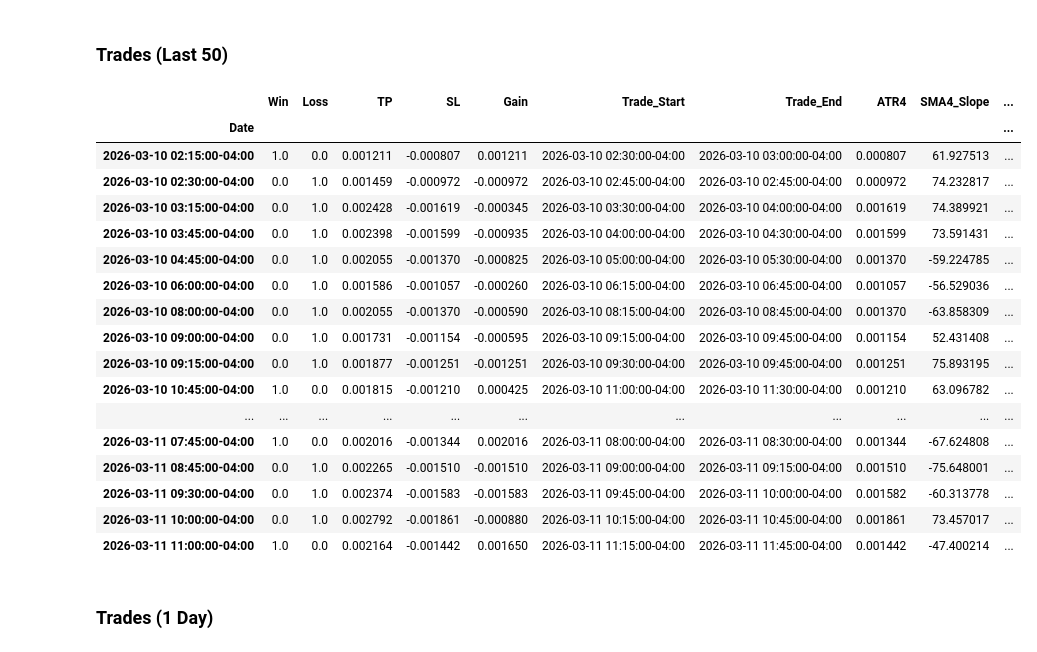
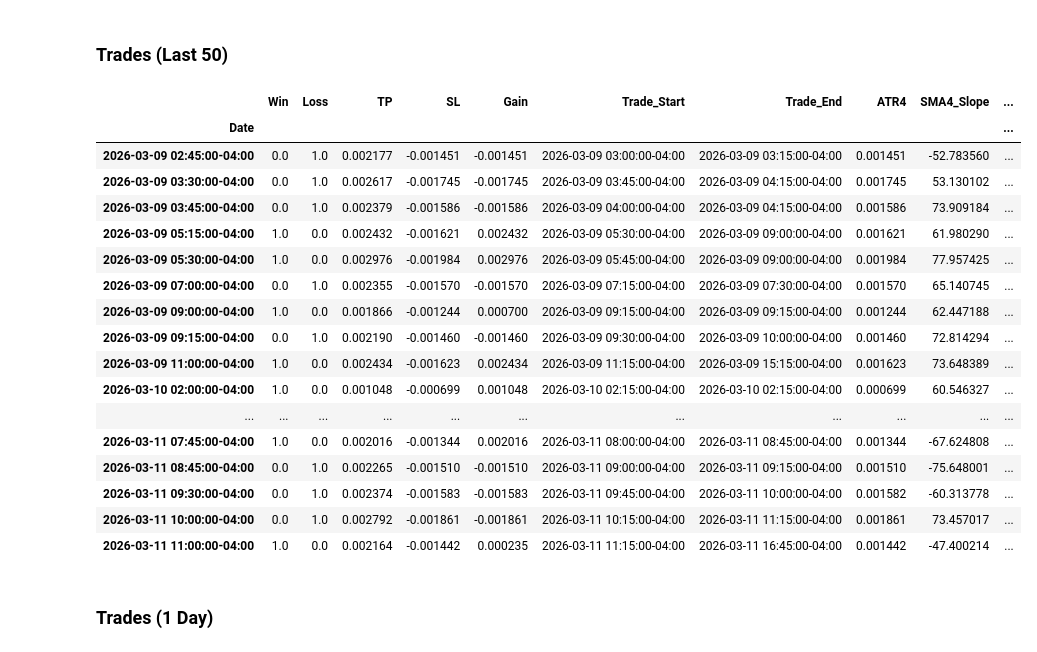
Before and after one commit to root-at-iyn/FXTradingResearch, a Jupyter notebook: research/bb_reversal_v1.ipynb, the cells around one changed output. Cells and saved outputs as stored; diff of their text form; code cells hidden in the pictures.

```diff
--- a/research/bb_reversal_v1.ipynb
+++ b/research/bb_reversal_v1.ipynb
@@ -160,8 +175,9 @@ def range_long_gains(
         signal_name: str,
         sl_pct_range: int,
         tp_pct_range: int,
+        bbu: Series,
         range_type: str = "ADR",
-        momentum_trade_mgmt = True,
+        momentum_trade_mgmt = True
         ):
     """Get the pip gain and apply to df"""
 
@@ -173,7 +189,7 @@ def range_long_gains(
     trade_start =  None
     trade_end = None
 
-    if df[signal_name] is True:
+    if df[signal_name] is True and df["Close"] < df["BB_Upper_16_2"]:
         idx = int(df["Idx"])
         iday_idx = int(df["Iday_Idx"])
         # get signal start of fx day timestamp
@@ -186,13 +202,19 @@ def range_long_gains(
         # get stop loss time:
         sl_window = low.loc[START+TD:END] # from signal idx+1 to EOD
         close_window = close.loc[START+TD:END] # from signal idx+1 to EOD
+        sma4_slope_window = sma4_slope.loc[START+TD:END]
+        bbu_window = bbu.loc[START+TD:END]
+        low_window = bbu.loc[START+TD:END]
         stop = False # update if stopped
         sl_ts = None # get timestamp when stopped out
         momentum_stop = False
 
+        prev_low = low.iloc[idx-1]
         for i in range(len(sl_window)):
             stop_condition = sl_window.iloc[i] <= (df["Close"] - df[range_type] * sl_pct_range)
-            momentum_condition = sma4_slope.iloc[i] < 45 if momentum_trade_mgmt is True else False
+            # momentum_condition = sma4_slope_window.iloc[i] < 45 if momentum_trade_mgmt is True else False
+            momentum_condition = close_window.iloc[i] > bbu_window.iloc[i] if momentum_trade_mgmt is True else False
+            # momentum_condition = close_window.iloc[i] < prev_low
             if stop_condition:
                 stop = True # trade hit stop loss
                 # get stop loss timestamp
@@ -202,6 +224,7 @@ def range_long_gains(
                 momentum_stop = True
                 sl_ts = close_window.iloc[i:i+1].index[0]
                 break
+            prev_low = low_window.iloc[i]
         # if not stopped out then the stop window is signal:EOD
         # don't include trade if it is the last candle of the day
         if stop is False and momentum_stop is False:
@@ -221,9 +244,15 @@ def range_long_gains(
         sl_pips = (df["Close"] - df[range_type] * sl_pct_range) - df["Close"]
         if tp_window.max() >= tp:
             if trade_start == trade_end:
-                if stop is False:
+                if stop is False and momentum_stop is False:
                     win = 1
                     gain = tp - df["Close"]
+                elif momentum_stop is True:
+                    gain = close.loc[sl_ts] - df["Close"]
+                    if gain > 0:
+                        win = 1
+                    else:
+                        loss = 1
                 else:
                     loss = 1
                     gain = sl_pips
@@ -273,8 +302,8 @@ def get_range_signal_gains(df: DataFrame, long: str, short: str, sl_pct_r, tp_pc
     long_df[gains_cols] = long_df.apply(
         range_long_gains,
         axis=1,
-        args=[df["High"],df["Low"],df["Close"], df["SMA4_Slope"],
-            long, sl_pct_r, tp_pct_r],
+        args=[long_df["High"],long_df["Low"],long_df["Close"], long_df["SMA4_Slope"],
+            long, sl_pct_r, tp_pct_r, long_df["BB_Upper_16_2"]],
         result_type='expand',
         range_type="ATR4",
         momentum_trade_mgmt = True
@@ -283,8 +312,8 @@ def get_range_signal_gains(df: DataFrame, long: str, short: str, sl_pct_r, tp_pc
     short_df[gains_cols] = short_df.apply(
         range_short_gains,
         axis=1,
-        args=[df["High"],df["Low"],df["Close"], df["SMA4_Slope"],
-            short, sl_pct_r, tp_pct_r],
+        args=[short_df["High"],short_df["Low"],short_df["Close"], short_df["SMA4_Slope"],
+            short, sl_pct_r, tp_pct_r, short_df["BB_Lower_16_2"]],
         result_type='expand',
         range_type="ATR4",
         momentum_trade_mgmt = True
@@ -642,7 +672,7 @@ gbp_df_list = [get_fe_price_data(filename=x) for x in gbp_data]
 long_signal = "Bull_TM"
 short_signal = "Bear_TM"
 
-stats, gains = range_based_multi_year_stats(gbp_df_list, long_signal, short_signal, 1, 1.5)
+stats, gains = range_based_multi_year_stats(gbp_df_list, long_signal, short_signal, 1, 1)
 # %% [markdown]
 ## Results (5 Years)
 # %%
@@ -664,28 +694,28 @@ stats
 # %% [markdown]
 ### Trades (Last 50)
 # %%
-g[[*gains_cols, "ATR4", "SMA4_Slope", "SMA4_Slope_SMA"]].query(
+g[[*gains_cols, "ATR4", "SMA4_Slope", "SMA4_Slope_SMA", "SMA16_Slope", "SMA16_Slope_SMA"]].query(
     "Win > 0 or Loss > 0"
-).between_time("02:00","11:00").tail(20)
+).between_time("02:00","11:00").tail(30)
 # %% [output]
 |  | Win | Loss | TP | SL | Gain | Trade_Start | Trade_End | ATR4 | SMA4_Slope | ... |
 | Date |  |  |  |  |  |  |  |  |  | ... |
-| 2026-03-10 02:15:00-04:00 | 1.0 | 0.0 | 0.001211 | -0.000807 | 0.001211 | 2026-03-10 02:30:00-04:00 | 2026-03-10 03:00:00-04:00 | 0.000807 | 61.927513 | ... |
-| 2026-03-10 02:30:00-04:00 | 0.0 | 1.0 | 0.001459 | -0.000972 | -0.000972 | 2026-03-10 02:45:00-04:00 | 2026-03-10 02:45:00-04:00 | 0.000972 | 74.232817 | ... |
-| 2026-03-10 03:15:00-04:00 | 0.0 | 1.0 | 0.002428 | -0.001619 | -0.000345 | 2026-03-10 03:30:00-04:00 | 2026-03-10 04:00:00-04:00 | 0.001619 | 74.389921 | ... |
-| 2026-03-10 03:45:00-04:00 | 0.0 | 1.0 | 0.002398 | -0.001599 | -0.000935 | 2026-03-10 04:00:00-04:00 | 2026-03-10 04:30:00-04:00 | 0.001599 | 73.591431 | ... |
-| 2026-03-10 04:45:00-04:00 | 0.0 | 1.0 | 0.002055 | -0.001370 | -0.000825 | 2026-03-10 05:00:00-04:00 | 2026-03-10 05:30:00-04:00 | 0.001370 | -59.224785 | ... |
-| 2026-03-10 06:00:00-04:00 | 0.0 | 1.0 | 0.001586 | -0.001057 | -0.000260 | 2026-03-10 06:15:00-04:00 | 2026-03-10 06:45:00-04:00 | 0.001057 | -56.529036 | ... |
-| 2026-03-10 08:00:00-04:00 | 0.0 | 1.0 | 0.002055 | -0.001370 | -0.000590 | 2026-03-10 08:15:00-04:00 | 2026-03-10 08:45:00-04:00 | 0.001370 | -63.858309 | ... |
-| 2026-03-10 09:00:00-04:00 | 0.0 | 1.0 | 0.001731 | -0.001154 | -0.000595 | 2026-03-10 09:15:00-04:00 | 2026-03-10 09:45:00-04:00 | 0.001154 | 52.431408 | ... |
-| 2026-03-10 09:15:00-04:00 | 0.0 | 1.0 | 0.001877 | -0.001251 | -0.001251 | 2026-03-10 09:30:00-04:00 | 2026-03-10 09:45:00-04:00 | 0.001251 | 75.893195 | ... |
-| 2026-03-10 10:45:00-04:00 | 1.0 | 0.0 | 0.001815 | -0.001210 | 0.000425 | 2026-03-10 11:00:00-04:00 | 2026-03-10 11:30:00-04:00 | 0.001210 | 63.096782 | ... |
+| 2026-03-09 02:45:00-04:00 | 0.0 | 1.0 | 0.002177 | -0.001451 | -0.001451 | 2026-03-09 03:00:00-04:00 | 2026-03-09 03:15:00-04:00 | 0.001451 | -52.783560 | ... |
+| 2026-03-09 03:30:00-04:00 | 0.0 | 1.0 | 0.002617 | -0.001745 | -0.001745 | 2026-03-09 03:45:00-04:00 | 2026-03-09 04:15:00-04:00 | 0.001745 | 53.130102 | ... |
+| 2026-03-09 03:45:00-04:00 | 0.0 | 1.0 | 0.002379 | -0.001586 | -0.001586 | 2026-03-09 04:00:00-04:00 | 2026-03-09 04:15:00-04:00 | 0.001586 | 73.909184 | ... |
+| 2026-03-09 05:15:00-04:00 | 1.0 | 0.0 | 0.002432 | -0.001621 | 0.002432 | 2026-03-09 05:30:00-04:00 | 2026-03-09 09:00:00-04:00 | 0.001621 | 61.980290 | ... |
+| 2026-03-09 05:30:00-04:00 | 1.0 | 0.0 | 0.002976 | -0.001984 | 0.002976 | 2026-03-09 05:45:00-04:00 | 2026-03-09 09:00:00-04:00 | 0.001984 | 77.957425 | ... |
+| 2026-03-09 07:00:00-04:00 | 0.0 | 1.0 | 0.002355 | -0.001570 | -0.001570 | 2026-03-09 07:15:00-04:00 | 2026-03-09 07:30:00-04:00 | 0.001570 | 65.140745 | ... |
+| 2026-03-09 09:00:00-04:00 | 1.0 | 0.0 | 0.001866 | -0.001244 | 0.000700 | 2026-03-09 09:15:00-04:00 | 2026-03-09 09:15:00-04:00 | 0.001244 | 62.447188 | ... |
+| 2026-03-09 09:15:00-04:00 | 0.0 | 1.0 | 0.002190 | -0.001460 | -0.001460 | 2026-03-09 09:30:00-04:00 | 2026-03-09 10:00:00-04:00 | 0.001460 | 72.814294 | ... |
+| 2026-03-09 11:00:00-04:00 | 1.0 | 0.0 | 0.002434 | -0.001623 | 0.002434 | 2026-03-09 11:15:00-04:00 | 2026-03-09 15:15:00-04:00 | 0.001623 | 73.648389 | ... |
+| 2026-03-10 02:00:00-04:00 | 1.0 | 0.0 | 0.001048 | -0.000699 | 0.001048 | 2026-03-10 02:15:00-04:00 | 2026-03-10 02:15:00-04:00 | 0.000699 | 60.546327 | ... |
 | ... | ... | ... | ... | ... | ... | ... | ... | ... | ... | ... |
-| 2026-03-11 07:45:00-04:00 | 1.0 | 0.0 | 0.002016 | -0.001344 | 0.002016 | 2026-03-11 08:00:00-04:00 | 2026-03-11 08:30:00-04:00 | 0.001344 | -67.624808 | ... |
+| 2026-03-11 07:45:00-04:00 | 1.0 | 0.0 | 0.002016 | -0.001344 | 0.002016 | 2026-03-11 08:00:00-04:00 | 2026-03-11 08:45:00-04:00 | 0.001344 | -67.624808 | ... |
 | 2026-03-11 08:45:00-04:00 | 0.0 | 1.0 | 0.002265 | -0.001510 | -0.001510 | 2026-03-11 09:00:00-04:00 | 2026-03-11 09:15:00-04:00 | 0.001510 | -75.648001 | ... |
 | 2026-03-11 09:30:00-04:00 | 0.0 | 1.0 | 0.002374 | -0.001583 | -0.001583 | 2026-03-11 09:45:00-04:00 | 2026-03-11 10:00:00-04:00 | 0.001582 | -60.313778 | ... |
-| 2026-03-11 10:00:00-04:00 | 0.0 | 1.0 | 0.002792 | -0.001861 | -0.000880 | 2026-03-11 10:15:00-04:00 | 2026-03-11 10:45:00-04:00 | 0.001861 | 73.457017 | ... |
-| 2026-03-11 11:00:00-04:00 | 1.0 | 0.0 | 0.002164 | -0.001442 | 0.001650 | 2026-03-11 11:15:00-04:00 | 2026-03-11 11:45:00-04:00 | 0.001442 | -47.400214 | ... |
+| 2026-03-11 10:00:00-04:00 | 0.0 | 1.0 | 0.002792 | -0.001861 | -0.001861 | 2026-03-11 10:15:00-04:00 | 2026-03-11 11:15:00-04:00 | 0.001861 | 73.457017 | ... |
+| 2026-03-11 11:00:00-04:00 | 1.0 | 0.0 | 0.002164 | -0.001442 | 0.000235 | 2026-03-11 11:15:00-04:00 | 2026-03-11 16:45:00-04:00 | 0.001442 | -47.400214 | ... |
 # %% [markdown]
 ### Trades (1 Day)
 # %%
```
Also changed, not shown: parts of 6 cells of this notebook, 10 other files.
